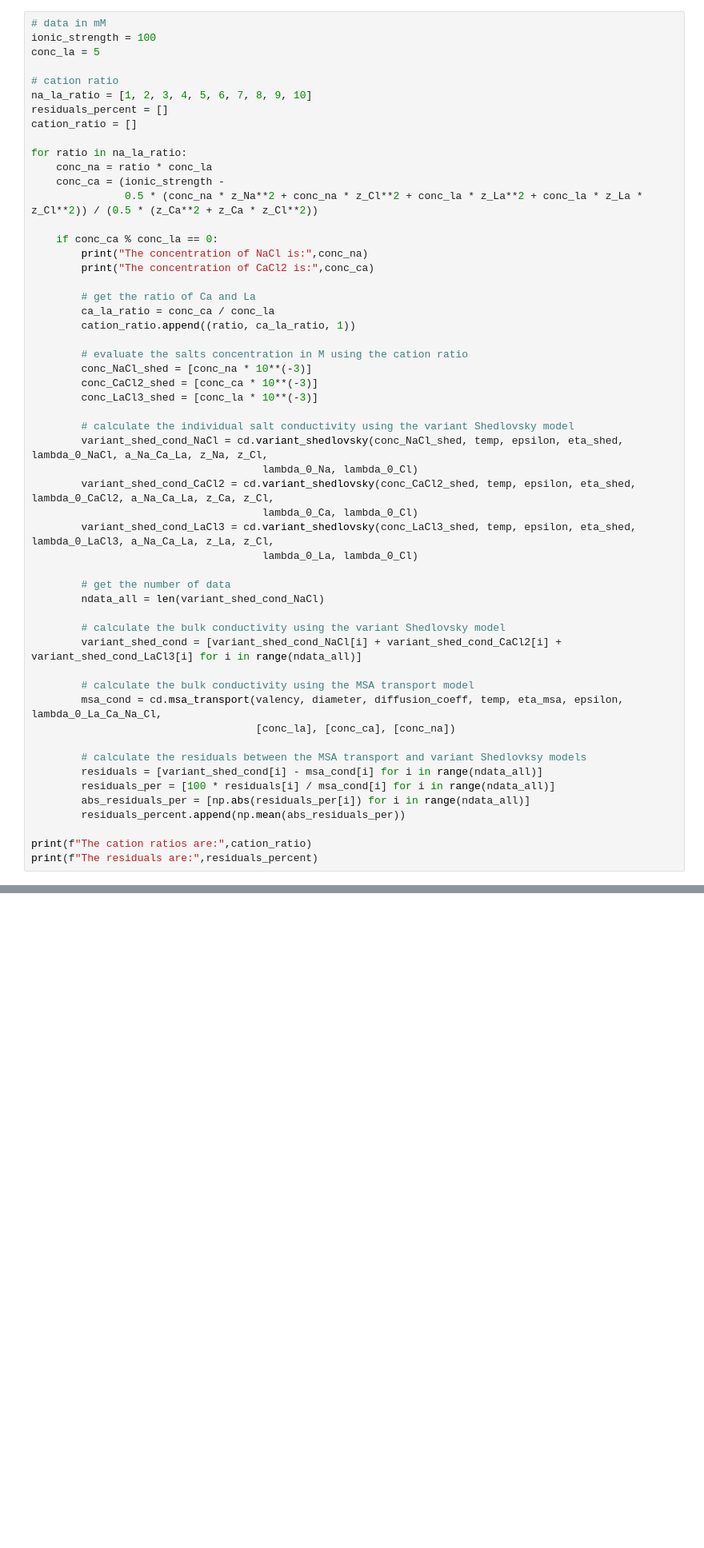
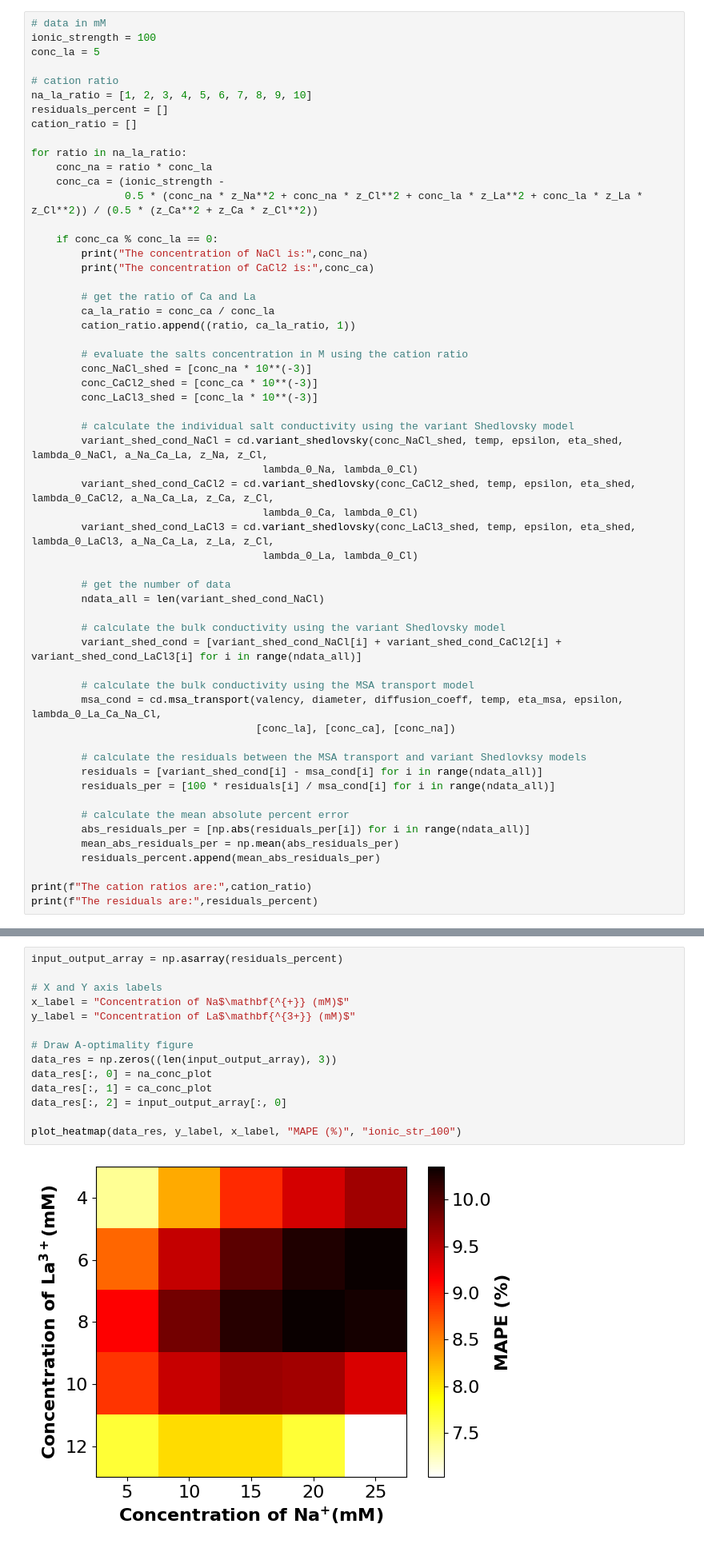
Before and after one commit to dowlinglab/salts-conductivity-modelling, a Jupyter notebook: Three-salt-experiments.ipynb, the cells around one changed output, grey strips where cells are left out. Shown at 80% size. Saved outputs shown, nothing was run; the diff lists cells and outputs as text; blank space fills up the shorter version.

Commit message:
Added plotting of heat maps

```diff
--- a/Three-salt-experiments.ipynb
+++ b/Three-salt-experiments.ipynb
@@ -459,8 +460,11 @@ for ratio in na_la_ratio:
         # calculate the residuals between the MSA transport and variant Shedlovksy models
         residuals = [variant_shed_cond[i] - msa_cond[i] for i in range(ndata_all)]
         residuals_per = [100 * residuals[i] / msa_cond[i] for i in range(ndata_all)]
+
+        # calculate the mean absolute percent error
         abs_residuals_per = [np.abs(residuals_per[i]) for i in range(ndata_all)]
-        residuals_percent.append(np.mean(abs_residuals_per))
+        mean_abs_residuals_per = np.mean(abs_residuals_per)
+        residuals_percent.append(mean_abs_residuals_per)
 
 print(f"The cation ratios are:",cation_ratio)
 print(f"The residuals are:",residuals_percent)
@@ -504,0 +624,16 @@ plt.show()
+# %%
+input_output_array = np.asarray(residuals_percent)
+
+# X and Y axis labels
+x_label = "Concentration of Na$\mathbf{^{+}} (mM)$"
+y_label = "Concentration of La$\mathbf{^{3+}} (mM)$"
+
+# Draw A-optimality figure
+data_res = np.zeros((len(input_output_array), 3))
+data_res[:, 0] = na_conc_plot
+data_res[:, 1] = ca_conc_plot
+data_res[:, 2] = input_output_array[:, 0]
+
+plot_heatmap(data_res, y_label, x_label, "MAPE (%)", "ionic_str_100")
+# %% [output]
+[figure, added]
```
Also changed, not shown: parts of 5 cells of this notebook, 2 other files.
